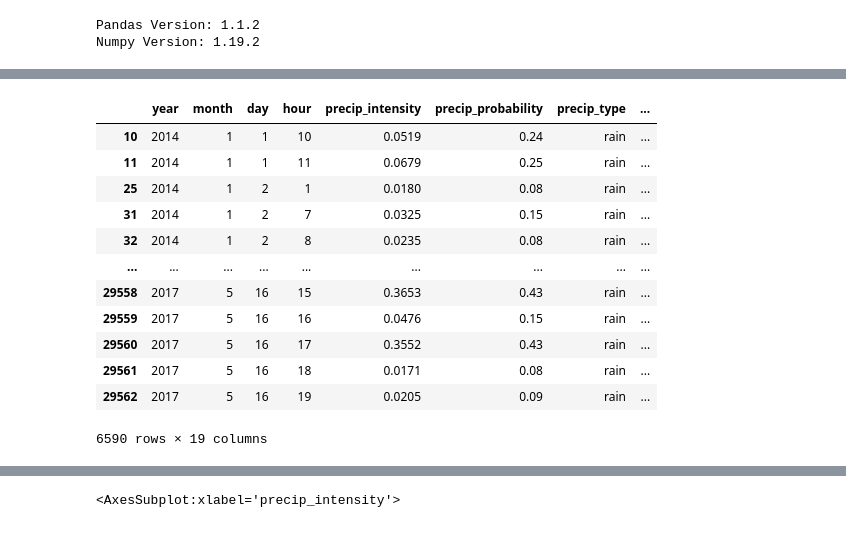
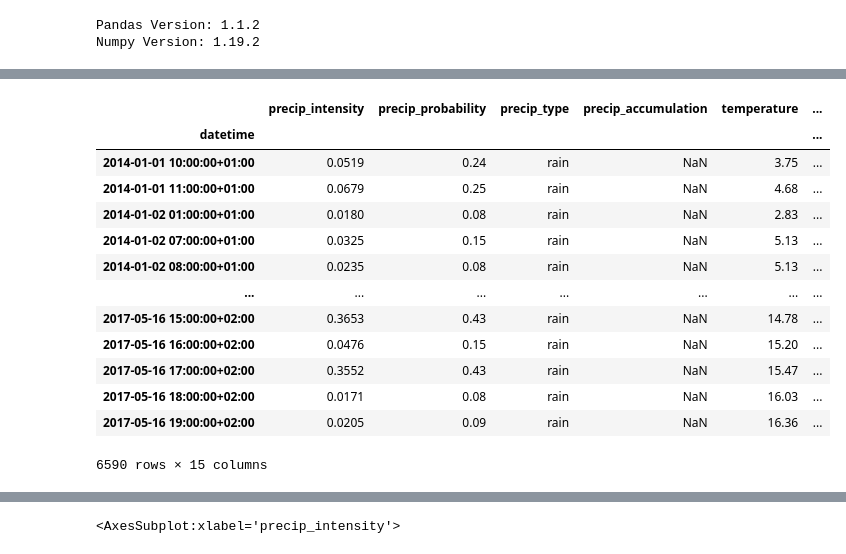
Before and after one commit to dorotheelaugwitz/master-thesis, a Jupyter notebook: clean_weather_data.ipynb, the cells around one changed output, grey strips where cells are left out. Drawn from its saved outputs; the diff is of its cells as text; code cells hidden in the pictures.

```diff
--- a/clean_weather_data.ipynb
+++ b/clean_weather_data.ipynb
@@ -14,5 +46,5 @@ Numpy Version: 1.19.2
 # %%
-df = pd.read_csv("../data/weather.csv")
+df = pd.read_csv("../data/weather.csv", index_col=0, parse_dates=True)
 # %%
 df.describe()
 # %% [output]
@@ -115,5 +142,5 @@ df.fillna({'precip_type': 'none'}, inplace=True)
 # %%
 # If the probability of precipitation is 0 we also assume that the precipitation accumulation is 0.
 
-target = df.loc[(df['precip_accumulation'].isna()) & (df['precip_type'] == 'none')]
-df.loc[target.index,'precip_accumulation'].fillna(0.0, inplace=True)
+condition = (df['precip_accumulation'].isna()) & (df['precip_type'] == 'none')
+df.loc[condition, 'precip_accumulation'] = 0.0
@@ -120,16 +166,18 @@ df.loc[target.index,'precip_accumulation'].fillna(0.0, inplace=True)
 # %%
-df.loc[(df['precip_accumulation'].isna()) & (df['precip_type'] != 'none')]
+tmp = df.loc[(df['precip_accumulation'].isna()) & (df['precip_type'] != 'none')]
+tmp
 # %% [output]
-|  | year | month | day | hour | precip_intensity | precip_probability | precip_type | ... |
-| 10 | 2014 | 1 | 1 | 10 | 0.0519 | 0.24 | rain | ... |
-| 11 | 2014 | 1 | 1 | 11 | 0.0679 | 0.25 | rain | ... |
-| 25 | 2014 | 1 | 2 | 1 | 0.0180 | 0.08 | rain | ... |
-| 31 | 2014 | 1 | 2 | 7 | 0.0325 | 0.15 | rain | ... |
-| 32 | 2014 | 1 | 2 | 8 | 0.0235 | 0.08 | rain | ... |
-| ... | ... | ... | ... | ... | ... | ... | ... | ... |
-| 29558 | 2017 | 5 | 16 | 15 | 0.3653 | 0.43 | rain | ... |
-| 29559 | 2017 | 5 | 16 | 16 | 0.0476 | 0.15 | rain | ... |
-| 29560 | 2017 | 5 | 16 | 17 | 0.3552 | 0.43 | rain | ... |
-| 29561 | 2017 | 5 | 16 | 18 | 0.0171 | 0.08 | rain | ... |
-| 29562 | 2017 | 5 | 16 | 19 | 0.0205 | 0.09 | rain | ... |
+|  | precip_intensity | precip_probability | precip_type | precip_accumulation | temperature | ... |
+| datetime |  |  |  |  |  | ... |
+| 2014-01-01 10:00:00+01:00 | 0.0519 | 0.24 | rain | NaN | 3.75 | ... |
+| 2014-01-01 11:00:00+01:00 | 0.0679 | 0.25 | rain | NaN | 4.68 | ... |
+| 2014-01-02 01:00:00+01:00 | 0.0180 | 0.08 | rain | NaN | 2.83 | ... |
+| 2014-01-02 07:00:00+01:00 | 0.0325 | 0.15 | rain | NaN | 5.13 | ... |
+| 2014-01-02 08:00:00+01:00 | 0.0235 | 0.08 | rain | NaN | 5.13 | ... |
+| ... | ... | ... | ... | ... | ... | ... |
+| 2017-05-16 15:00:00+02:00 | 0.3653 | 0.43 | rain | NaN | 14.78 | ... |
+| 2017-05-16 16:00:00+02:00 | 0.0476 | 0.15 | rain | NaN | 15.20 | ... |
+| 2017-05-16 17:00:00+02:00 | 0.3552 | 0.43 | rain | NaN | 15.47 | ... |
+| 2017-05-16 18:00:00+02:00 | 0.0171 | 0.08 | rain | NaN | 16.03 | ... |
+| 2017-05-16 19:00:00+02:00 | 0.0205 | 0.09 | rain | NaN | 16.36 | ... |
-6590 rows × 19 columns
+6590 rows × 15 columns
```
Also changed, not shown: parts of 25 cells of this notebook, 3 other files.
